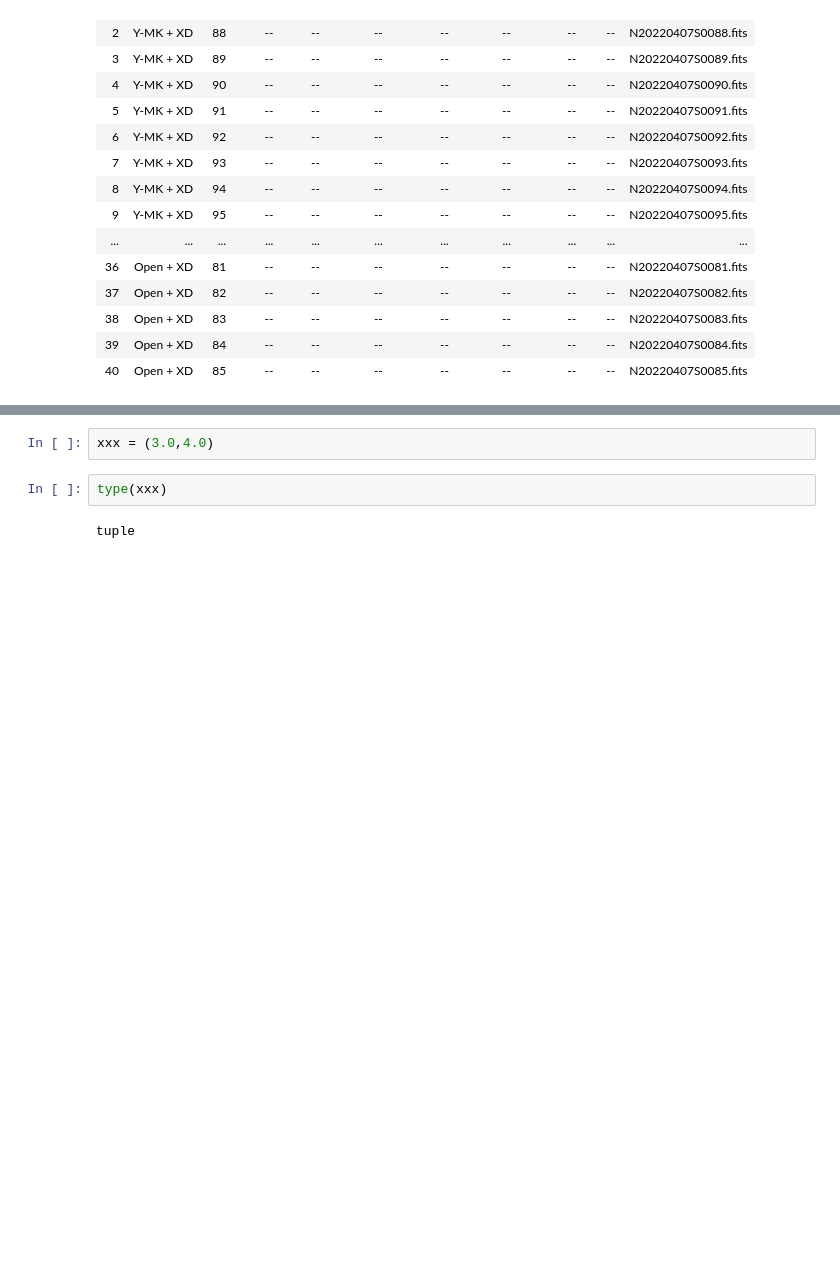
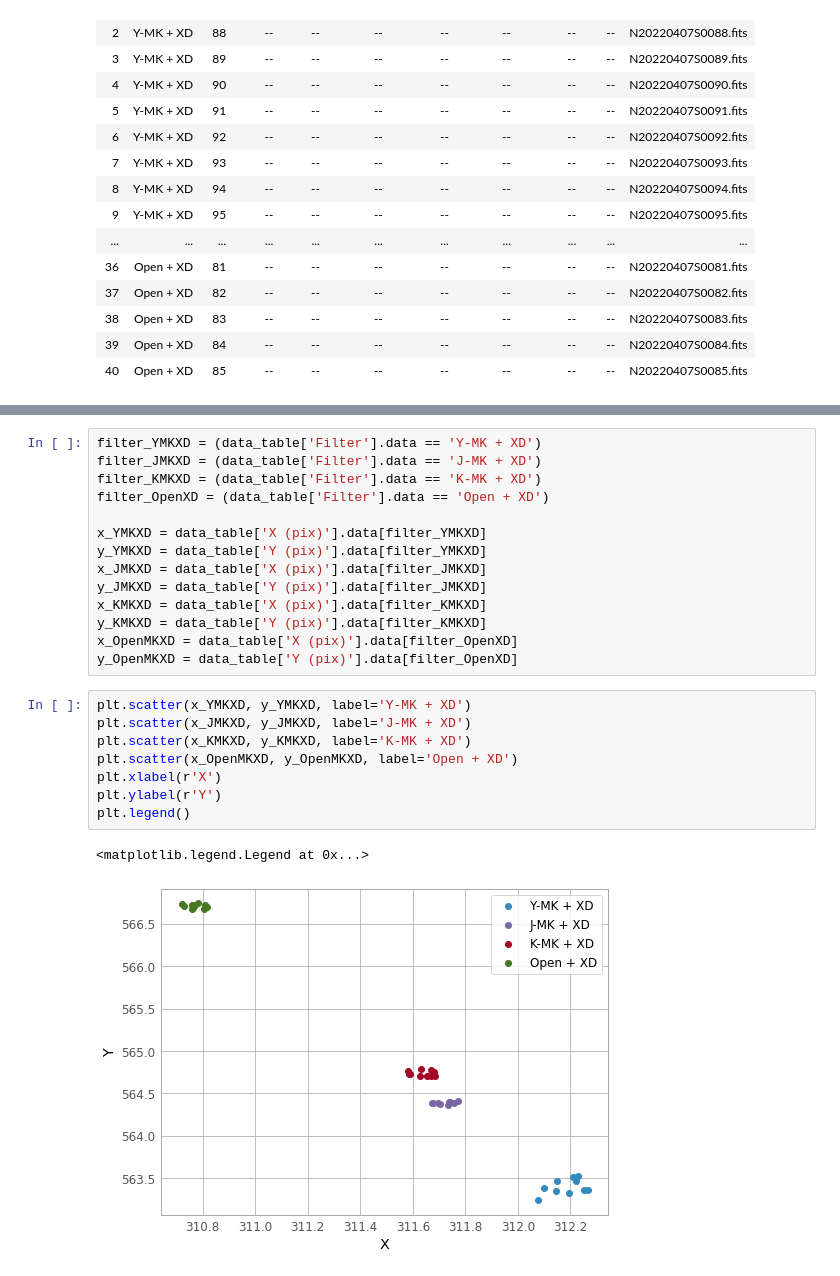
Before and after one commit to EmAstro/gnirs, a Jupyter notebook: doc/notebooks/GNIRS_filter_shift.ipynb, the cells around one changed output, grey strips where cells are left out. Cells and saved outputs as stored; diff of their text form; blank space fills up the shorter version.

```diff
--- a/doc/notebooks/GNIRS_filter_shift.ipynb
+++ b/doc/notebooks/GNIRS_filter_shift.ipynb
@@ -98,7 +194,26 @@ print(5.*u.pix * u.pixel_scale(0.15*u.arcsec/u.pix))
 # %%
-xxx = (3.0,4.0)
+filter_YMKXD = (data_table['Filter'].data == 'Y-MK + XD')
+filter_JMKXD = (data_table['Filter'].data == 'J-MK + XD')
+filter_KMKXD = (data_table['Filter'].data == 'K-MK + XD')
+filter_OpenXD = (data_table['Filter'].data == 'Open + XD')
+
+x_YMKXD = data_table['X (pix)'].data[filter_YMKXD]
+y_YMKXD = data_table['Y (pix)'].data[filter_YMKXD]
+x_JMKXD = data_table['X (pix)'].data[filter_JMKXD]
+y_JMKXD = data_table['Y (pix)'].data[filter_JMKXD]
+x_KMKXD = data_table['X (pix)'].data[filter_KMKXD]
+y_KMKXD = data_table['Y (pix)'].data[filter_KMKXD]
+x_OpenMKXD = data_table['X (pix)'].data[filter_OpenXD]
+y_OpenMKXD = data_table['Y (pix)'].data[filter_OpenXD]
 # %%
-type(xxx)
+plt.scatter(x_YMKXD, y_YMKXD, label='Y-MK + XD')
+plt.scatter(x_JMKXD, y_JMKXD, label='J-MK + XD')
+plt.scatter(x_KMKXD, y_KMKXD, label='K-MK + XD')
+plt.scatter(x_OpenMKXD, y_OpenMKXD, label='Open + XD')
+plt.xlabel(r'X')
+plt.ylabel(r'Y')
+plt.legend()
 # %% [output]
-tuple
+<matplotlib.legend.Legend at 0x...>
+[figure, added]
 # %%
```
Also changed, not shown: parts of 17 cells of this notebook, 5 other files.
